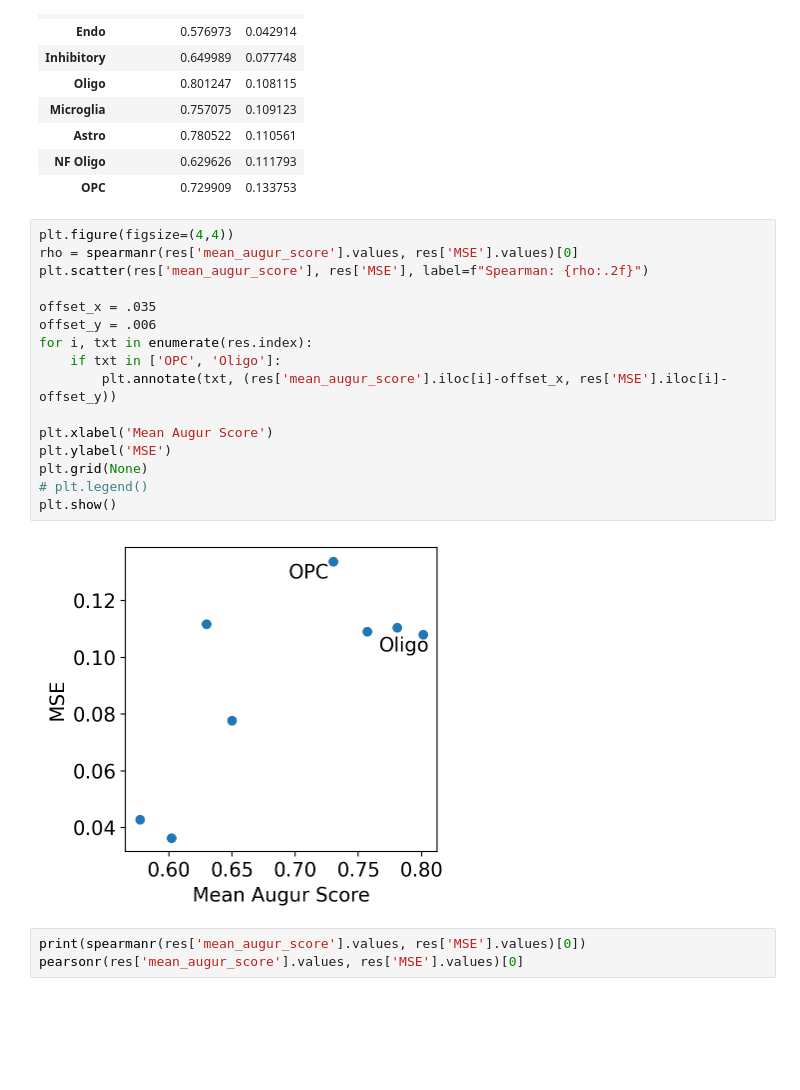
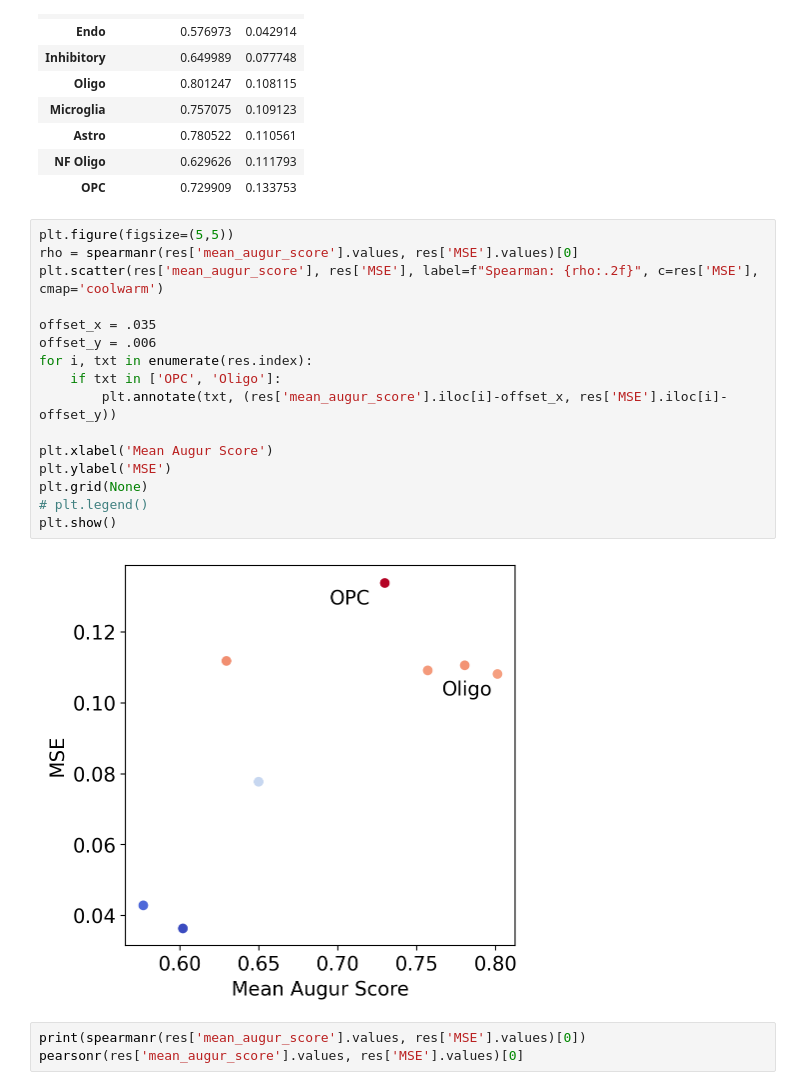
Before and after one commit to theislab/perturbation-metrics, a Jupyter notebook: comparison_with_augur.ipynb, the cells around one changed output. Cells and saved outputs as stored; diff of their text form; blank space fills up the shorter version.

```diff
--- a/comparison_with_augur.ipynb
+++ b/comparison_with_augur.ipynb
@@ -95,23 +114,23 @@ res
 | NF Oligo | 0.629626 | 0.111793 |
 | OPC | 0.729909 | 0.133753 |
 # %%
-plt.figure(figsize=(4,4))
+plt.figure(figsize=(5,5))
 rho = spearmanr(res['mean_augur_score'].values, res['MSE'].values)[0]
-plt.scatter(res['mean_augur_score'], res['MSE'], label=f"Spearman: {rho:.2f}")
+plt.scatter(res['mean_augur_score'], res['MSE'], label=f"Spearman: {rho:.2f}", c=res['MSE'], cmap='coolwarm')
 
 offset_x = .035
 offset_y = .006
 for i, txt in enumerate(res.index):
     if txt in ['OPC', 'Oligo']:
         plt.annotate(txt, (res['mean_augur_score'].iloc[i]-offset_x, res['MSE'].iloc[i]-offset_y))
 
 plt.xlabel('Mean Augur Score')
 plt.ylabel('MSE')
 plt.grid(None)
 # plt.legend()
 plt.show()
 # %% [output]
-[figure, old version]
+[figure, new version]
 # %%
 print(spearmanr(res['mean_augur_score'].values, res['MSE'].values)[0])
 pearsonr(res['mean_augur_score'].values, res['MSE'].values)[0]
```
Also changed, not shown: parts of 2 cells of this notebook, 1 other file.
